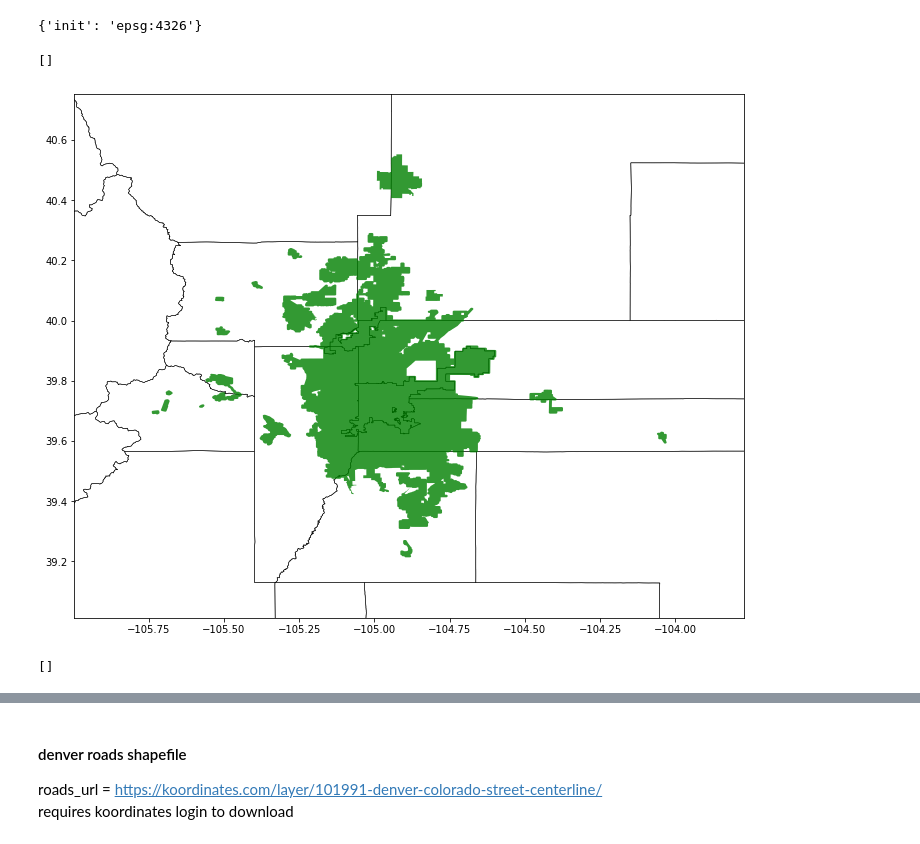
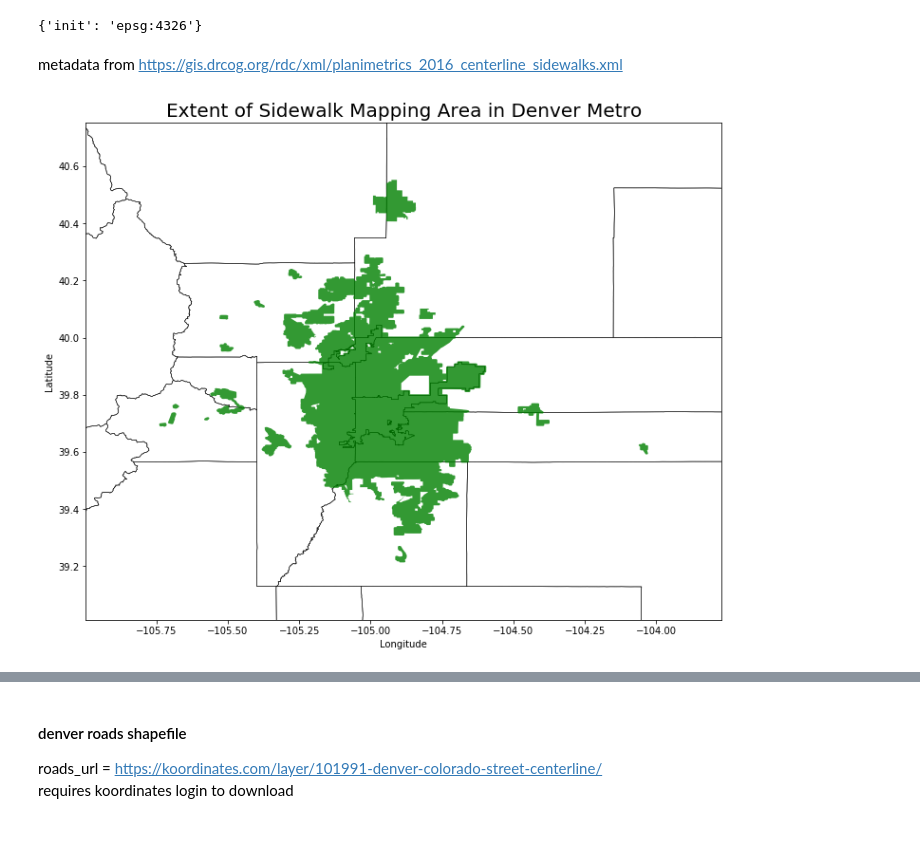
Before and after one commit to chrisoyer/sidewalk_deep-learning, a Jupyter notebook: sidewalks_deep_learning.ipynb, the cells around one changed output, grey strips where cells are left out. Cells and saved outputs as stored; diff of their text form; code cells hidden in the pictures.

```diff
--- a/sidewalks_deep_learning.ipynb
+++ b/sidewalks_deep_learning.ipynb
@@ -232,30 +262,30 @@ CO_county_lines_gdf.head()
 CO_county_lines_gdf.geometry.crs
 # %% [output]
 {'init': 'epsg:4326'}
+# %% [markdown]
+ metadata from https://gis.drcog.org/rdc/xml/planimetrics_2016_centerline_sidewalks.xml
 # %%
 CO_county_lines_gdf.geometry.crs = {'init': 'epsg:4326'}
 # %%
 #establish boundaries
 minx, miny, maxx, maxy = sidewalk_extent_gdf.geometry.total_bounds
 xdiff = maxx - minx
 ydiff = maxy - miny
 maxx += .15*xdiff
 minx -= .15*xdiff
 maxy += .15*ydiff
 miny -= .15*ydiff
 
 #plot geometries
 fig, ax = plt.subplots(figsize = (12,12))
 CO_county_lines_gdf.geometry.plot(facecolor='none', linewidth=.5, edgecolor='k', ax=ax)
 sidewalk_extent_gdf.geometry.plot(facecolor='g', linewidth=0, edgecolor='g', alpha=0.8, ax=ax)
 
 ax.set_xlim(minx, maxx)
 ax.set_ylim(miny, maxy)
-plt.plot()
+ax.set_xlabel('Longitude')
+ax.set_ylabel('Latitude')
+ax.set_title('Extent of Sidewalk Mapping Area in Denver Metro', fontsize=20)
+plt.plot();
 # %% [output]
-[]
-[figure, old version]
+[figure, new version]
-# %%
-ax.plot(data=CO_county_lines_gdf.geometry, facecolor='none', linewidth=.5, edgecolor='k')
-# %% [output]
-[]
```
Also changed, not shown: parts of 28 cells of this notebook.
